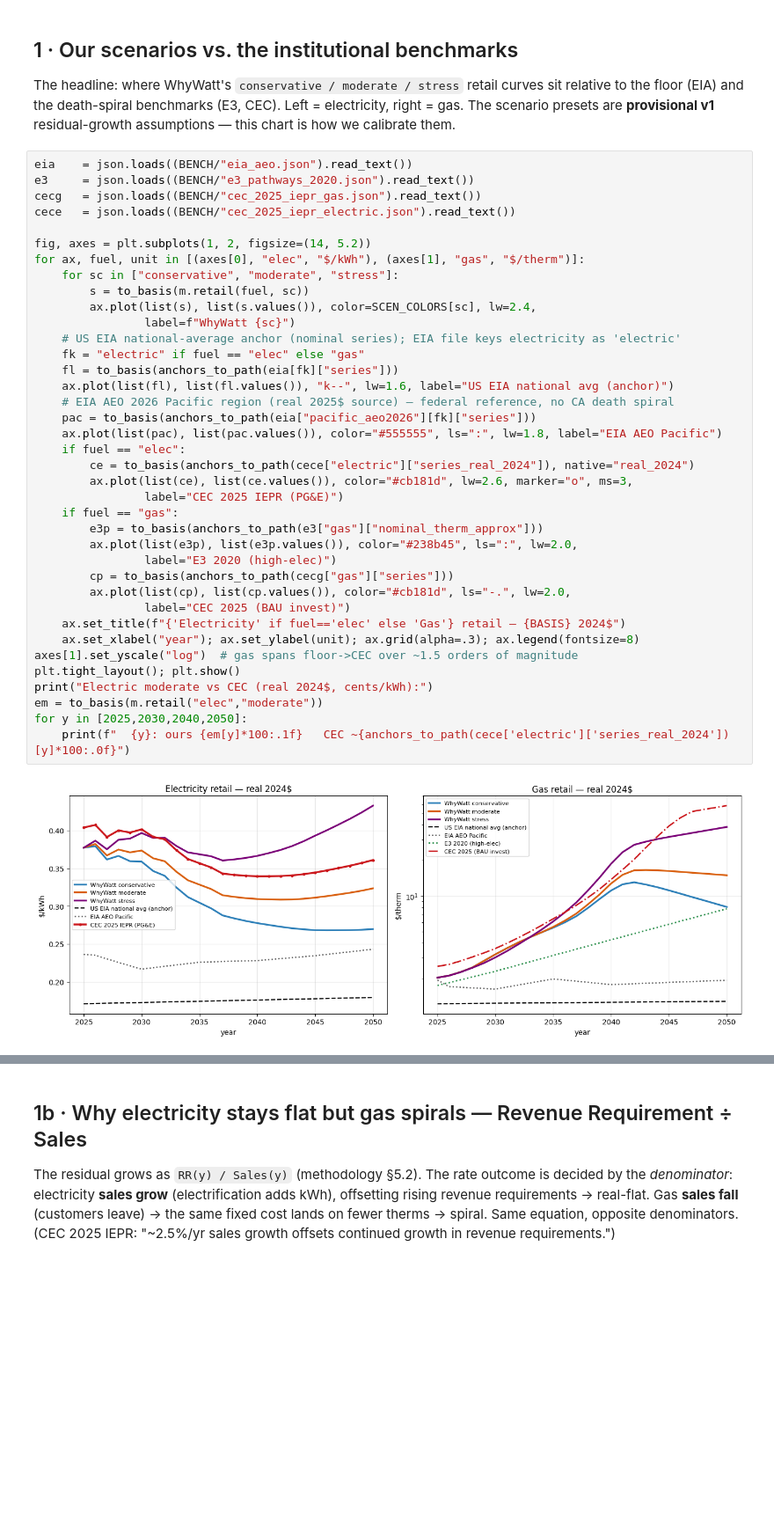
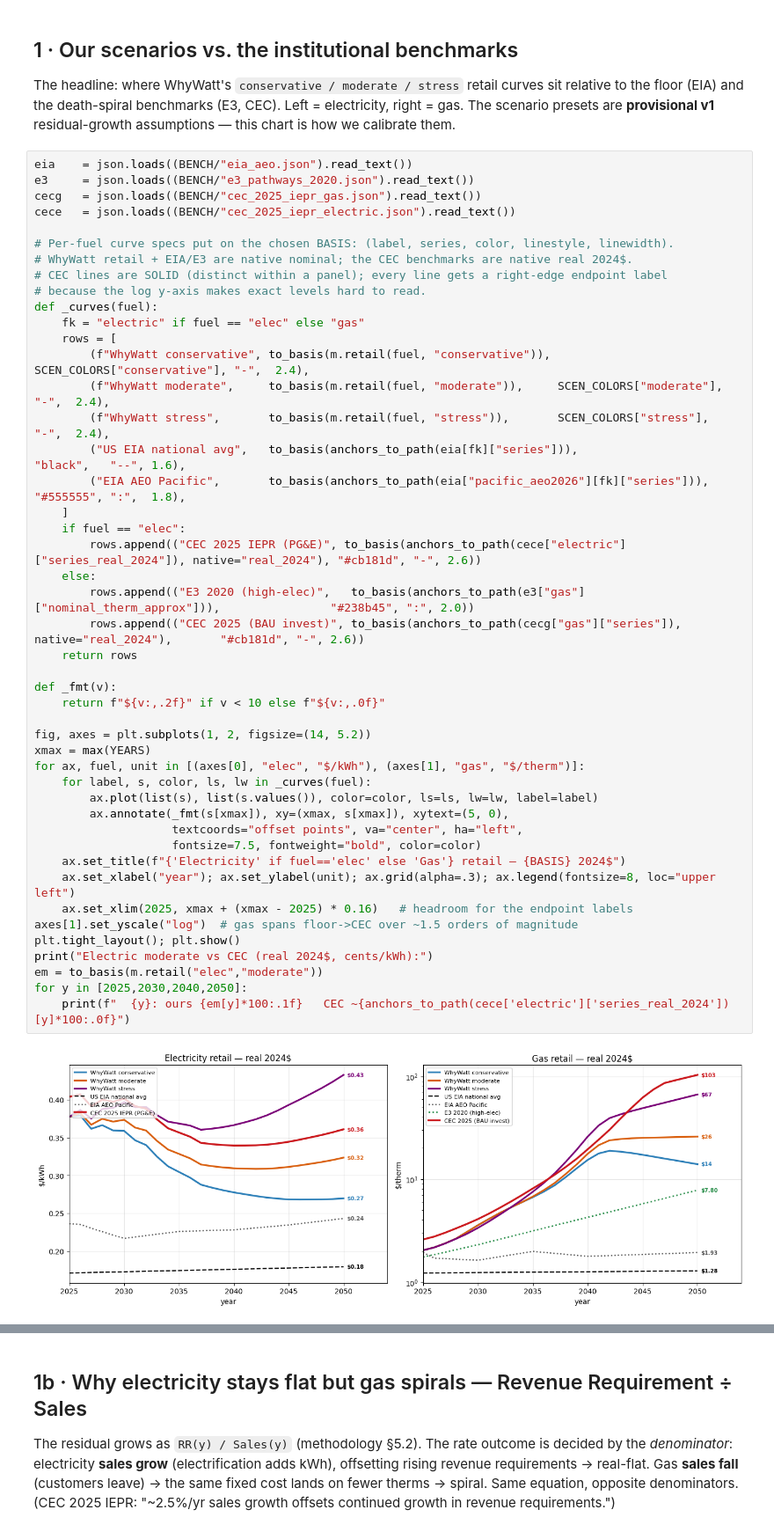
Before and after one commit to vijaybala-git/hes, a Jupyter notebook: notebooks/rate_projection_review.ipynb, the cells around one changed output, grey strips where cells are left out. Shown at 88% size. Drawn from its saved outputs; the diff is of its cells as text; blank space fills up the shorter version.

```diff
--- a/notebooks/rate_projection_review.ipynb
+++ b/notebooks/rate_projection_review.ipynb
@@ -64,43 +67,51 @@ calibrate them.
 # %%
 eia    = json.loads((BENCH/"eia_aeo.json").read_text())
 e3     = json.loads((BENCH/"e3_pathways_2020.json").read_text())
 cecg   = json.loads((BENCH/"cec_2025_iepr_gas.json").read_text())
 cece   = json.loads((BENCH/"cec_2025_iepr_electric.json").read_text())
 
+# Per-fuel curve specs put on the chosen BASIS: (label, series, color, linestyle, linewidth).
+# WhyWatt retail + EIA/E3 are native nominal; the CEC benchmarks are native real 2024$.
+# CEC lines are SOLID (distinct within a panel); every line gets a right-edge endpoint label
+# because the log y-axis makes exact levels hard to read.
+def _curves(fuel):
+    fk = "electric" if fuel == "elec" else "gas"
+    rows = [
+        (f"WhyWatt conservative", to_basis(m.retail(fuel, "conservative")), SCEN_COLORS["conservative"], "-",  2.4),
+        (f"WhyWatt moderate",     to_basis(m.retail(fuel, "moderate")),     SCEN_COLORS["moderate"],     "-",  2.4),
+        (f"WhyWatt stress",       to_basis(m.retail(fuel, "stress")),       SCEN_COLORS["stress"],       "-",  2.4),
+        ("US EIA national avg",   to_basis(anchors_to_path(eia[fk]["series"])),                      "black",   "--", 1.6),
+        ("EIA AEO Pacific",       to_basis(anchors_to_path(eia["pacific_aeo2026"][fk]["series"])),   "#555555", ":",  1.8),
+    ]
+    if fuel == "elec":
+        rows.append(("CEC 2025 IEPR (PG&E)", to_basis(anchors_to_path(cece["electric"]["series_real_2024"]), native="real_2024"), "#cb181d", "-", 2.6))
+    else:
+        rows.append(("E3 2020 (high-elec)",   to_basis(anchors_to_path(e3["gas"]["nominal_therm_approx"])),                "#238b45", ":", 2.0))
+        rows.append(("CEC 2025 (BAU invest)", to_basis(anchors_to_path(cecg["gas"]["series"]), native="real_2024"),       "#cb181d", "-", 2.6))
+    return rows
+
+def _fmt(v):
+    return f"${v:,.2f}" if v < 10 else f"${v:,.0f}"
+
 fig, axes = plt.subplots(1, 2, figsize=(14, 5.2))
+xmax = max(YEARS)
 for ax, fuel, unit in [(axes[0], "elec", "$/kWh"), (axes[1], "gas", "$/therm")]:
-    for sc in ["conservative", "moderate", "stress"]:
-        s = to_basis(m.retail(fuel, sc))
-        ax.plot(list(s), list(s.values()), color=SCEN_COLORS[sc], lw=2.4,
-                label=f"WhyWatt {sc}")
-    # US EIA national-average anchor (nominal series); EIA file keys electricity as 'electric'
-    fk = "electric" if fuel == "elec" else "gas"
-    fl = to_basis(anchors_to_path(eia[fk]["series"]))
-    ax.plot(list(fl), list(fl.values()), "k--", lw=1.6, label="US EIA national avg (anchor)")
-    # EIA AEO 2026 Pacific region (real 2025$ source) — federal reference, no CA death spiral
-    pac = to_basis(anchors_to_path(eia["pacific_aeo2026"][fk]["series"]))
-    ax.plot(list(pac), list(pac.values()), color="#555555", ls=":", lw=1.8, label="EIA AEO Pacific")
-    if fuel == "elec":
-        ce = to_basis(anchors_to_path(cece["electric"]["series_real_2024"]), native="real_2024")
-        ax.plot(list(ce), list(ce.values()), color="#cb181d", lw=2.6, marker="o", ms=3,
-                label="CEC 2025 IEPR (PG&E)")
-    if fuel == "gas":
-        e3p = to_basis(anchors_to_path(e3["gas"]["nominal_therm_approx"]))
-        ax.plot(list(e3p), list(e3p.values()), color="#238b45", ls=":", lw=2.0,
-                label="E3 2020 (high-elec)")
-        cp = to_basis(anchors_to_path(cecg["gas"]["series"]))
-        ax.plot(list(cp), list(cp.values()), color="#cb181d", ls="-.", lw=2.0,
-                label="CEC 2025 (BAU invest)")
+    for label, s, color, ls, lw in _curves(fuel):
+        ax.plot(list(s), list(s.values()), color=color, ls=ls, lw=lw, label=label)
+        ax.annotate(_fmt(s[xmax]), xy=(xmax, s[xmax]), xytext=(5, 0),
+                    textcoords="offset points", va="center", ha="left",
+                    fontsize=7.5, fontweight="bold", color=color)
     ax.set_title(f"{'Electricity' if fuel=='elec' else 'Gas'} retail — {BASIS} 2024$")
-    ax.set_xlabel("year"); ax.set_ylabel(unit); ax.grid(alpha=.3); ax.legend(fontsize=8)
+    ax.set_xlabel("year"); ax.set_ylabel(unit); ax.grid(alpha=.3); ax.legend(fontsize=8, loc="upper left")
+    ax.set_xlim(2025, xmax + (xmax - 2025) * 0.16)   # headroom for the endpoint labels
 axes[1].set_yscale("log")  # gas spans floor->CEC over ~1.5 orders of magnitude
 plt.tight_layout(); plt.show()
 print("Electric moderate vs CEC (real 2024$, cents/kWh):")
 em = to_basis(m.retail("elec","moderate"))
 for y in [2025,2030,2040,2050]:
     print(f"  {y}: ours {em[y]*100:.1f}   CEC ~{anchors_to_path(cece['electric']['series_real_2024'])[y]*100:.0f}")
 # %% [output]
-[figure, old version]
+[figure, new version]
 Electric moderate vs CEC (real 2024$, cents/kWh):
   2025: ours 37.7   CEC ~40
   2030: ours 37.3   CEC ~40
```
Also changed, not shown: parts of 4 cells of this notebook, 11 other files.
